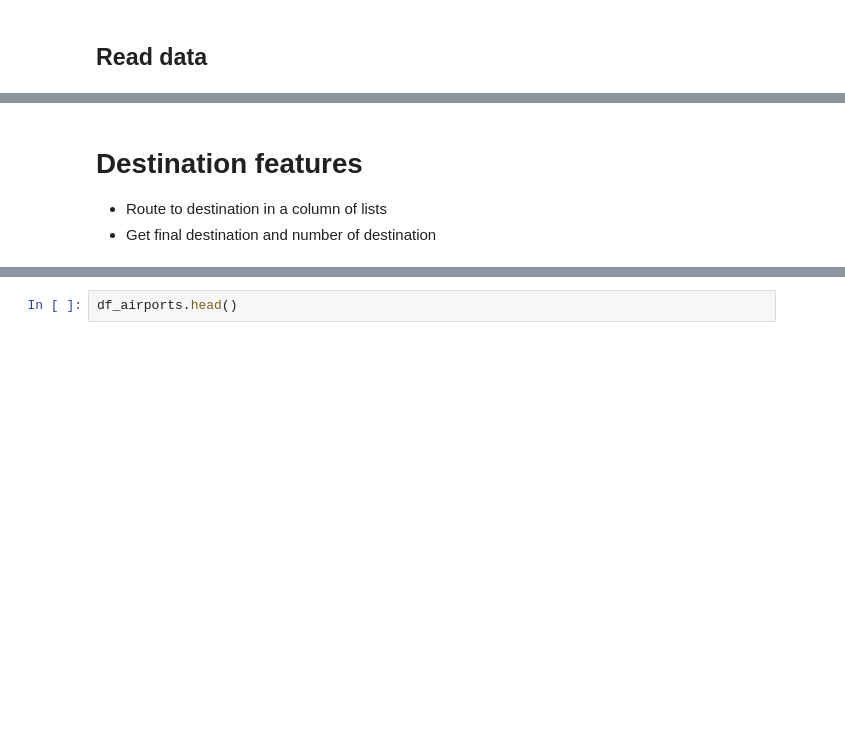
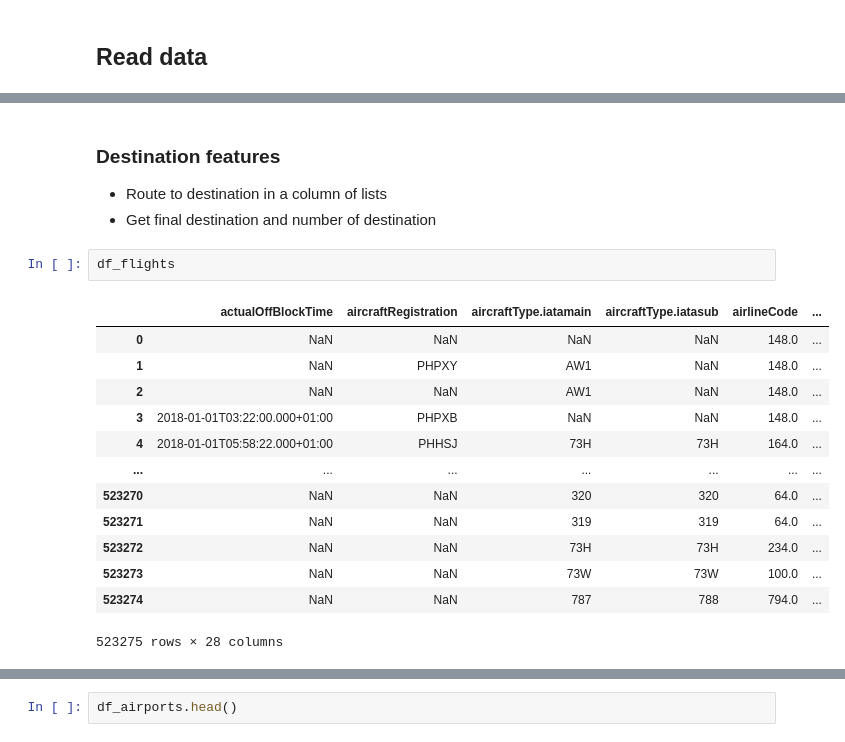
Before and after one commit to Lodewic/schiphol-assignment, a Jupyter notebook: scripts/feature__route_destinations.ipynb, the cells around one changed output, grey strips where cells are left out. Saved outputs shown, nothing was run; the diff lists cells and outputs as text; blank space fills up the shorter version.

```diff
--- a/scripts/feature__route_destinations.ipynb
+++ b/scripts/feature__route_destinations.ipynb
@@ -68,8 +78,24 @@ Wall time: 1.8 s
 # %% [markdown]
-# Destination features
+### Destination features
 
 - Route to destination in a column of lists
 - Get final destination and number of destination
+# %%
+df_flights
+# %% [output]
+|  | actualOffBlockTime | aircraftRegistration | aircraftType.iatamain | aircraftType.iatasub | airlineCode | ... |
+| 0 | NaN | NaN | NaN | NaN | 148.0 | ... |
+| 1 | NaN | PHPXY | AW1 | NaN | 148.0 | ... |
+| 2 | NaN | NaN | AW1 | NaN | 148.0 | ... |
+| 3 | 2018-01-01T03:22:00.000+01:00 | PHPXB | NaN | NaN | 148.0 | ... |
+| 4 | 2018-01-01T05:58:22.000+01:00 | PHHSJ | 73H | 73H | 164.0 | ... |
+| ... | ... | ... | ... | ... | ... | ... |
+| 523270 | NaN | NaN | 320 | 320 | 64.0 | ... |
+| 523271 | NaN | NaN | 319 | 319 | 64.0 | ... |
+| 523272 | NaN | NaN | 73H | 73H | 234.0 | ... |
+| 523273 | NaN | NaN | 73W | 73W | 100.0 | ... |
+| 523274 | NaN | NaN | 787 | 788 | 794.0 | ... |
+523275 rows × 28 columns
 # %%
 %%time
 
```
Also changed, not shown: parts of 11 cells of this notebook, 5 other files.
